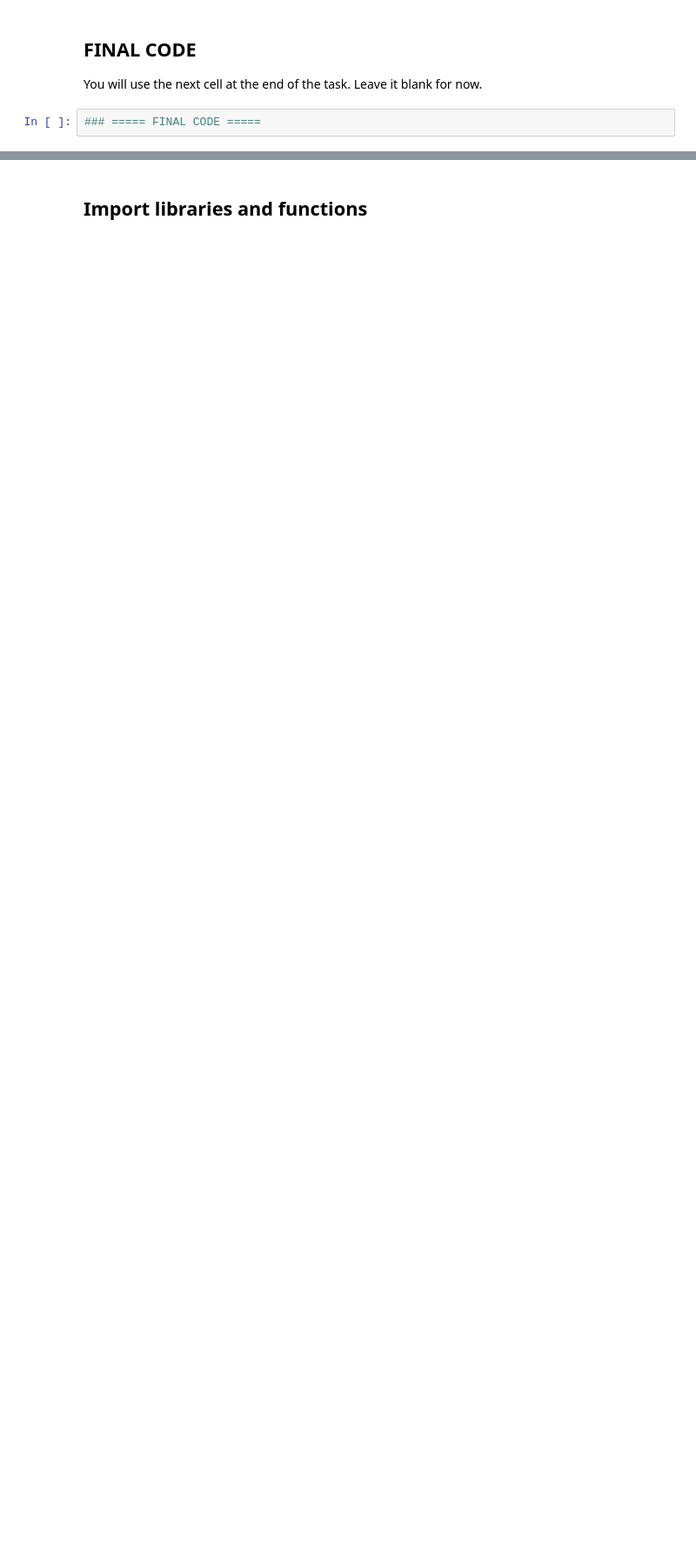
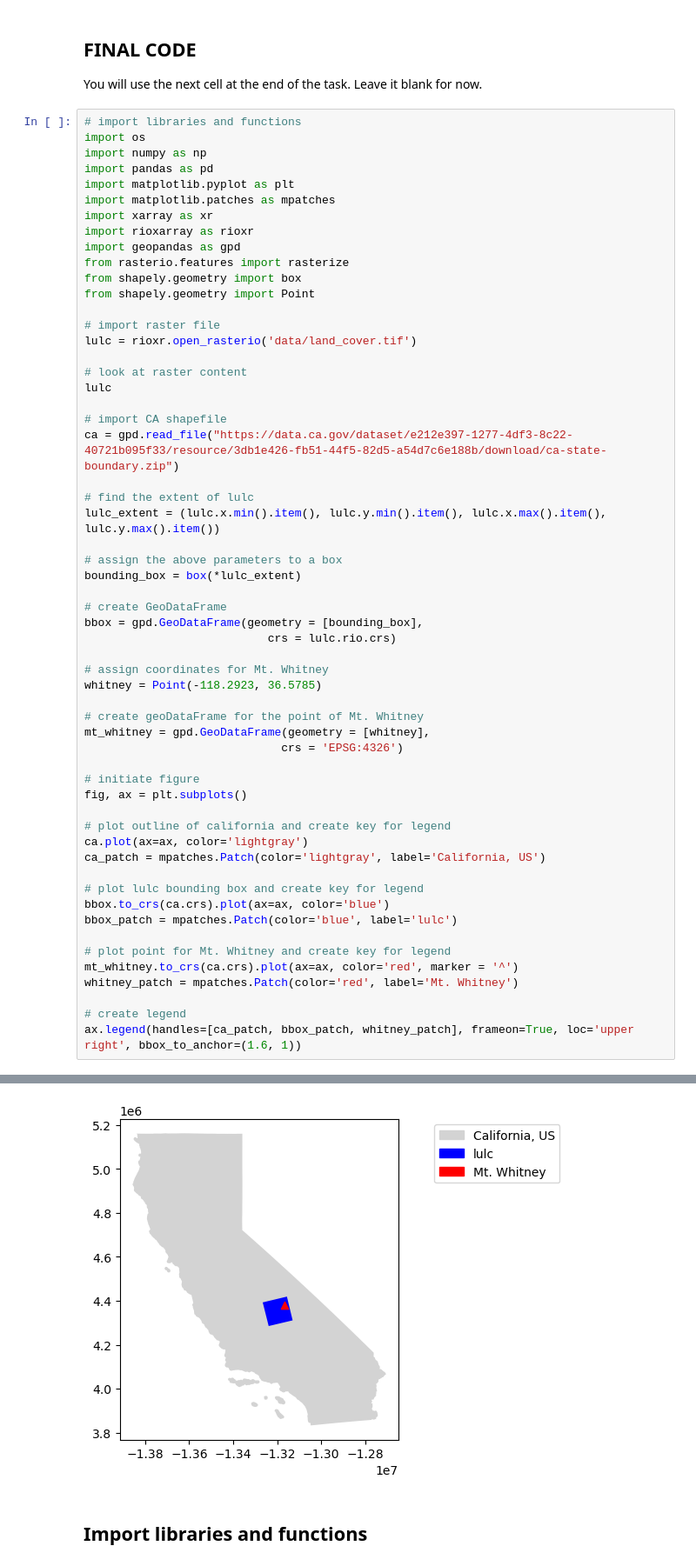
Before and after one commit to fletcher-m/eds220-hwk-4, a Jupyter notebook: hwk4-task1-whitney-map.ipynb, the cells around one changed output, grey strips where cells are left out. Shown at 87% size. Drawn from its saved outputs; the diff is of its cells as text; blank space fills up the shorter version.

```diff
--- a/hwk4-task1-whitney-map.ipynb
+++ b/hwk4-task1-whitney-map.ipynb
@@ -41,4 +41,60 @@ The .tif file (same as we used in discussion section) is in the Canvas-week7-hom
 ## FINAL CODE
 You will use the next cell at the end of the task. Leave it blank for now.
 # %%
-### ===== FINAL CODE =====
+# import libraries and functions
+import os
+import numpy as np
+import pandas as pd
+import matplotlib.pyplot as plt
+import matplotlib.patches as mpatches
+import xarray as xr
+import rioxarray as rioxr
+import geopandas as gpd
+from rasterio.features import rasterize
+from shapely.geometry import box
+from shapely.geometry import Point
+
+# import raster file
+lulc = rioxr.open_rasterio('data/land_cover.tif')
+
+# look at raster content
+lulc
+
+# import CA shapefile
+ca = gpd.read_file("https://data.ca.gov/dataset/e212e397-1277-4df3-8c22-40721b095f33/resource/3db1e426-fb51-44f5-82d5-a54d7c6e188b/download/ca-state-boundary.zip")
+
+# find the extent of lulc
+lulc_extent = (lulc.x.min().item(), lulc.y.min().item(), lulc.x.max().item(), lulc.y.max().item())
+
+# assign the above parameters to a box
+bounding_box = box(*lulc_extent)
+
+# create GeoDataFrame
+bbox = gpd.GeoDataFrame(geometry = [bounding_box],
+                           crs = lulc.rio.crs)
+
+# assign coordinates for Mt. Whitney
+whitney = Point(-118.2923, 36.5785)
+
+# create geoDataFrame for the point of Mt. Whitney
+mt_whitney = gpd.GeoDataFrame(geometry = [whitney],
+                             crs = 'EPSG:4326')
+
+# initiate figure
+fig, ax = plt.subplots()
+
+# plot outline of california and create key for legend
+ca.plot(ax=ax, color='lightgray')
+ca_patch = mpatches.Patch(color='lightgray', label='California, US')
+
+# plot lulc bounding box and create key for legend
+bbox.to_crs(ca.crs).plot(ax=ax, color='blue')
+bbox_patch = mpatches.Patch(color='blue', label='lulc')
+
+# plot point for Mt. Whitney and create key for legend
+mt_whitney.to_crs(ca.crs).plot(ax=ax, color='red', marker = '^')
+whitney_patch = mpatches.Patch(color='red', label='Mt. Whitney')
+
+# create legend
+ax.legend(handles=[ca_patch, bbox_patch, whitney_patch], frameon=True, loc='upper right', bbox_to_anchor=(1.6, 1))
+# %% [output]
@@ -45,3 +102,4 @@ You will use the next cell at the end of the task. Leave it blank for now.
+[figure, added]
 # %% [markdown]
 ## Import libraries and functions
 # %%
```
Also changed, not shown: parts of 4 cells of this notebook, 1 other file.
